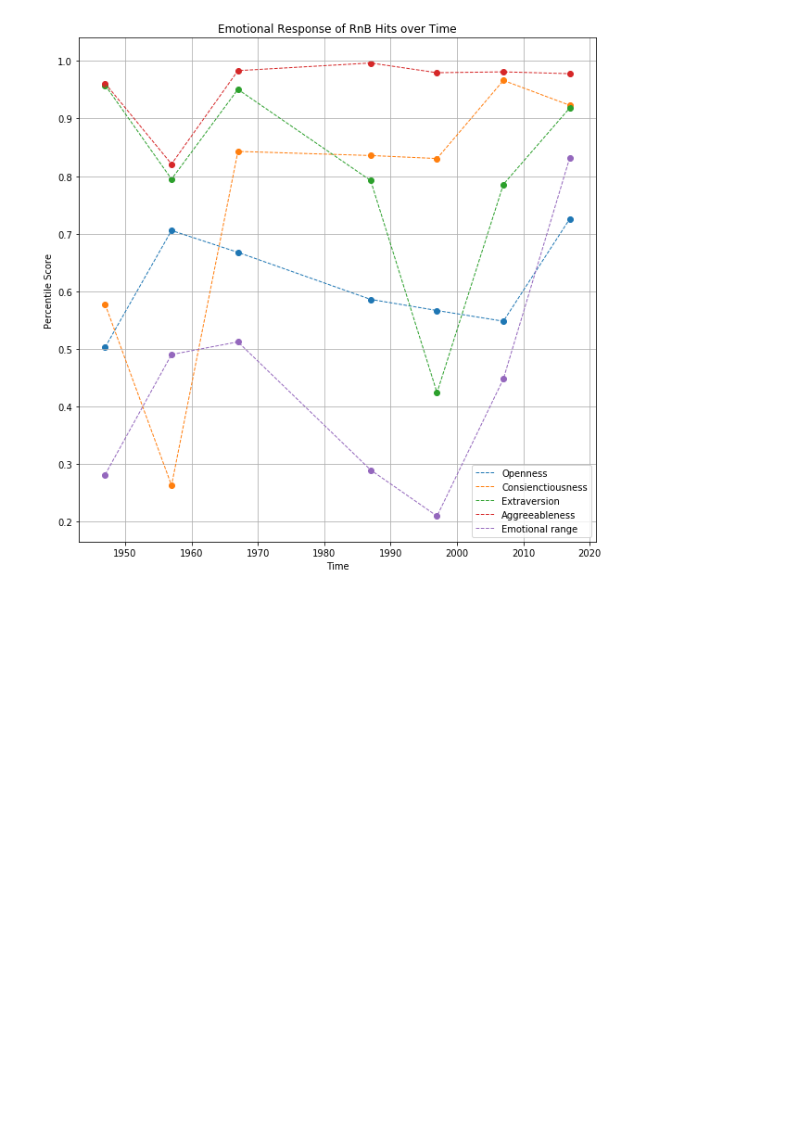
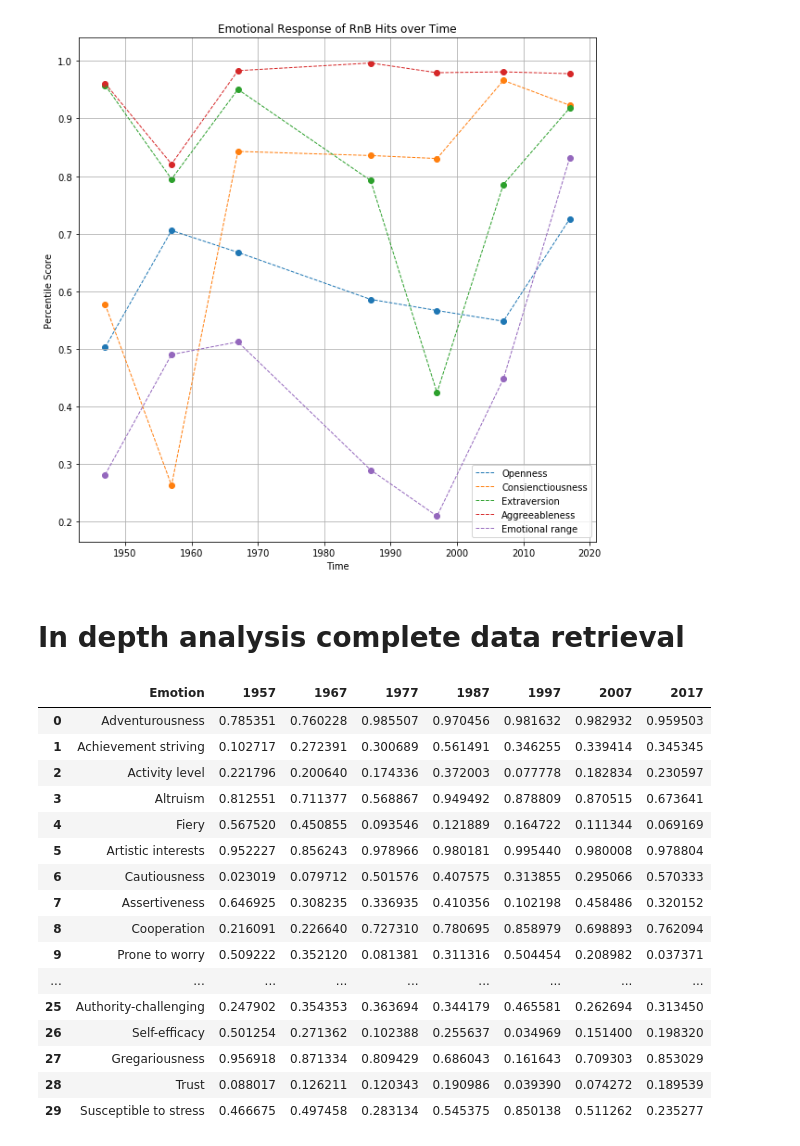
Before and after one commit to Anaisdg/Popular_Music_Insights, a Jupyter notebook: emotion_analysis/rnb/rnb_exploration.ipynb, the cells around one changed output. Drawn from its saved outputs; the diff is of its cells as text; code cells hidden in the pictures; blank space fills up the shorter version.

```diff
--- a/emotion_analysis/rnb/rnb_exploration.ipynb
+++ b/emotion_analysis/rnb/rnb_exploration.ipynb
@@ -91,3 +91,49 @@ plt.grid()
 plt.show()
 # %% [output]
 [figure]
+# %% [markdown]
+<h1><strong> In depth analysis complete data retrieval </strong></h1>
+# %%
+one_depth = [[i["children"][j]["name"], i["children"][j]["percentile"]] for j in range(6) for i in one["personality"] ]
+one_full = pd.DataFrame(one_depth)
+one_full.columns= [["Emotion", "1957"]]
+# %%
+two_depth = [[i["children"][j]["name"], i["children"][j]["percentile"]] for j in range(6) for i in two["personality"]]
+two_full = pd.DataFrame(two_depth)
+two_full.columns= [["Emotion", "1967"]]
+three_depth = [[i["children"][j]["name"], i["children"][j]["percentile"]] for j in range(6) for i in three["personality"] ]
+three_full = pd.DataFrame(three_depth)
+three_full.columns= [["Emotion", "1977"]]
+four_depth = [[i["children"][j]["name"], i["children"][j]["percentile"]] for j in range(6) for i in four["personality"] ]
+four_full = pd.DataFrame(four_depth)
+four_full.columns= [["Emotion", "1987"]]
+five_depth = [[i["children"][j]["name"], i["children"][j]["percentile"]] for j in range(6) for i in five["personality"] ]
+five_full = pd.DataFrame(five_depth)
+five_full.columns= [["Emotion", "1997"]]
+six_depth = [[i["children"][j]["name"], i["children"][j]["percentile"]] for j in range(6) for i in six["personality"] ]
+six_full = pd.DataFrame(six_depth)
+six_full.columns= [["Emotion", "2007"]]
+seven_depth = [[i["children"][j]["name"], i["children"][j]["percentile"]] for j in range(6) for i in seven["personality"] ]
+seven_full = pd.DataFrame(seven_depth)
+seven_full.columns= [["Emotion", "2017"]]
+# %%
+combined = one_full.merge(two_full).merge(three_full).merge(four_full).merge(five_full).merge(six_full).merge(seven_full)
+combined
+# %% [output]
+|  | Emotion | 1957 | 1967 | 1977 | 1987 | 1997 | 2007 | 2017 |
+| 0 | Adventurousness | 0.785351 | 0.760228 | 0.985507 | 0.970456 | 0.981632 | 0.982932 | 0.959503 |
+| 1 | Achievement striving | 0.102717 | 0.272391 | 0.300689 | 0.561491 | 0.346255 | 0.339414 | 0.345345 |
+| 2 | Activity level | 0.221796 | 0.200640 | 0.174336 | 0.372003 | 0.077778 | 0.182834 | 0.230597 |
+| 3 | Altruism | 0.812551 | 0.711377 | 0.568867 | 0.949492 | 0.878809 | 0.870515 | 0.673641 |
+| 4 | Fiery | 0.567520 | 0.450855 | 0.093546 | 0.121889 | 0.164722 | 0.111344 | 0.069169 |
+| 5 | Artistic interests | 0.952227 | 0.856243 | 0.978966 | 0.980181 | 0.995440 | 0.980008 | 0.978804 |
+| 6 | Cautiousness | 0.023019 | 0.079712 | 0.501576 | 0.407575 | 0.313855 | 0.295066 | 0.570333 |
+| 7 | Assertiveness | 0.646925 | 0.308235 | 0.336935 | 0.410356 | 0.102198 | 0.458486 | 0.320152 |
+| 8 | Cooperation | 0.216091 | 0.226640 | 0.727310 | 0.780695 | 0.858979 | 0.698893 | 0.762094 |
+| 9 | Prone to worry | 0.509222 | 0.352120 | 0.081381 | 0.311316 | 0.504454 | 0.208982 | 0.037371 |
+| ... | ... | ... | ... | ... | ... | ... | ... | ... |
+| 25 | Authority-challenging | 0.247902 | 0.354353 | 0.363694 | 0.344179 | 0.465581 | 0.262694 | 0.313450 |
+| 26 | Self-efficacy | 0.501254 | 0.271362 | 0.102388 | 0.255637 | 0.034969 | 0.151400 | 0.198320 |
+| 27 | Gregariousness | 0.956918 | 0.871334 | 0.809429 | 0.686043 | 0.161643 | 0.709303 | 0.853029 |
+| 28 | Trust | 0.088017 | 0.126211 | 0.120343 | 0.190986 | 0.039390 | 0.074272 | 0.189539 |
+| 29 | Susceptible to stress | 0.466675 | 0.497458 | 0.283134 | 0.545375 | 0.850138 | 0.511262 | 0.235277 |
```
Also changed, not shown: parts of 1 cell of this notebook, 24 other files.
